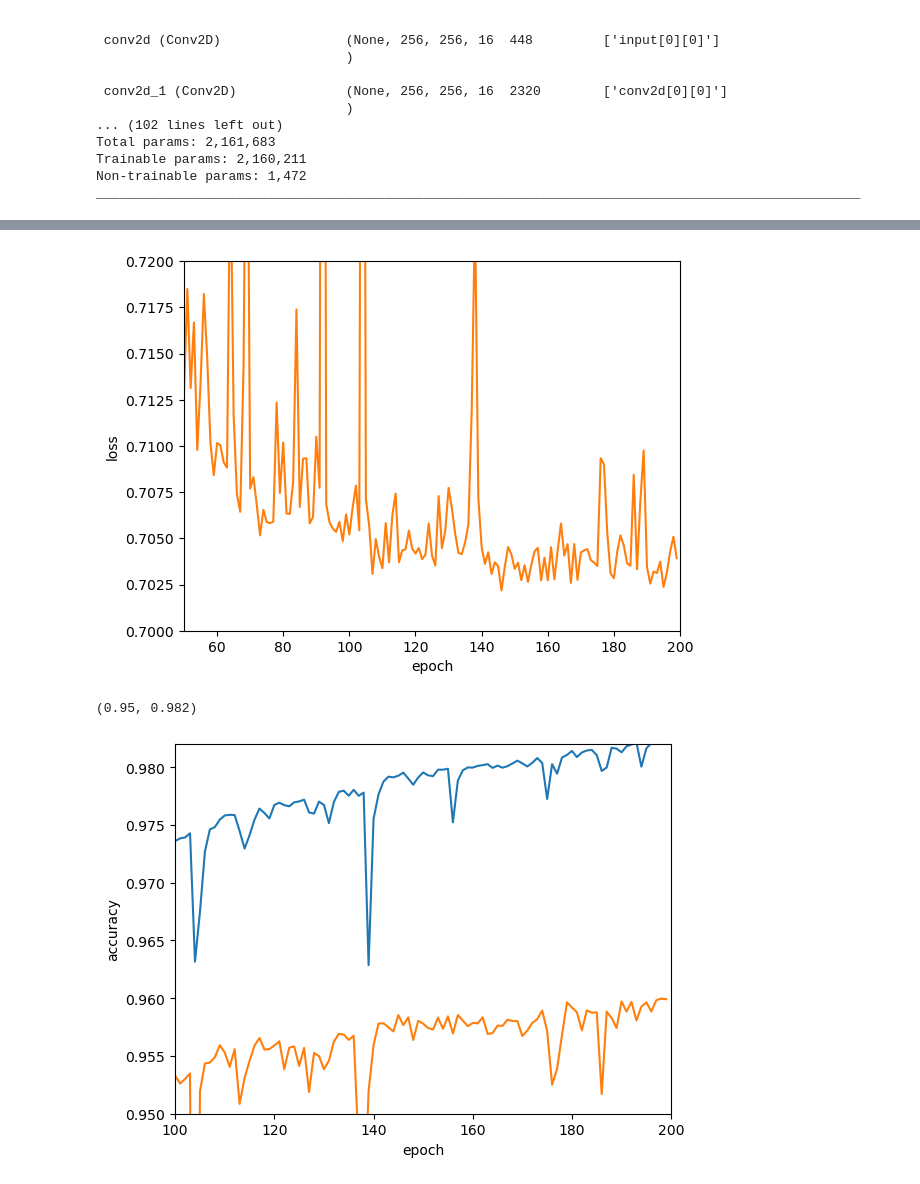
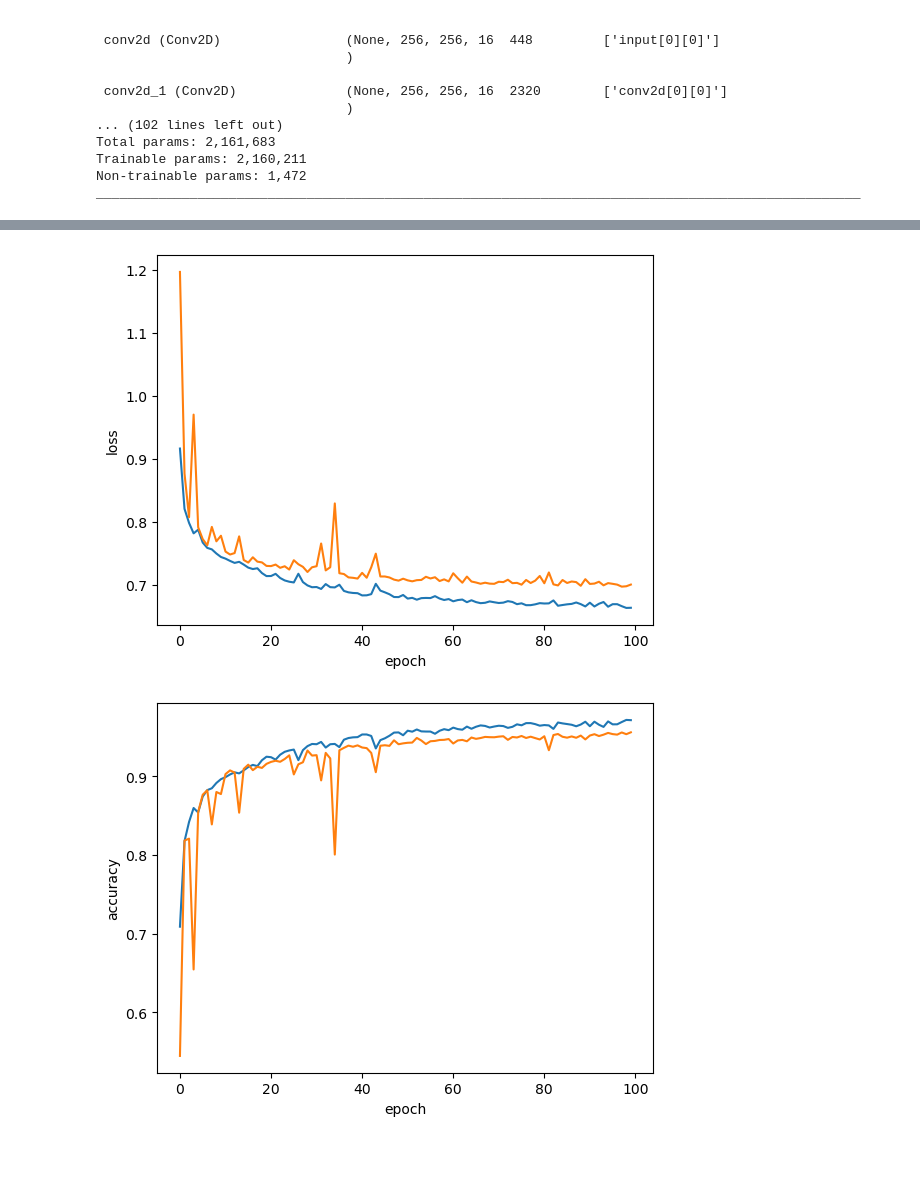
Before and after one commit to zsylvester/segmenteverygrain, a Jupyter notebook: segmenteverygrain/Train_seg_unet_model.ipynb, the cells around one changed output, grey strips where cells are left out. Saved outputs shown, nothing was run; the diff lists cells and outputs as text; code cells hidden in the pictures; blank space fills up the shorter version.

Commit message:
update training notebook and Unet model weights

```diff
--- a/segmenteverygrain/Train_seg_unet_model.ipynb
+++ b/segmenteverygrain/Train_seg_unet_model.ipynb
@@ -86,25 +95,24 @@ mask_files = sorted(glob(os.path.join(mask_dir, '*.png')))
 batch_size = 32
 shuffle_buffer_size = 1000
 
-# split half into training
-train_idx = np.random.choice(np.arange(len(image_files)), size = int(len(image_files)/2) , replace=False)
-# get the rest
-idx = np.setdiff1d(np.arange(len(image_files)), train_idx)
-# get val files (25% of total)
-val_idx = np.random.choice(idx, size = int(len(image_files)/4) , replace=False)
-# get test files (25% of total)
-test_idx = np.setdiff1d(val_idx, train_idx)
-
-# create arrays of training, validation, and test files (these are filenames)
-train_images = np.array(image_files)[train_idx]
-val_images = np.array(image_files)[val_idx]
-test_images = np.array(image_files)[test_idx]
-
-train_masks = np.array(mask_files)[train_idx]
-val_masks = np.array(mask_files)[val_idx]
-test_masks = np.array(mask_files)[test_idx]
+# First, split the data into training + validation and test sets
+train_val_images, test_images, train_val_masks, test_masks = train_test_split(
+    image_files,
+    mask_files,
+    test_size=0.15,  # 15% of the data for testing
+    random_state=42
+)
+# Then split the training + validation set into training and validation sets
+train_images, val_images, train_masks, val_masks = train_test_split(
+    train_val_images,
+    train_val_masks,
+    test_size=0.25,  # 25% of the remaining data for validation
+    random_state=42
+)
 
 train_dataset = tf.data.Dataset.from_tensor_slices((train_images, train_masks))
+# use this if you want to do image augmentation (but I didn't find it very useful):
+# train_dataset = tf.data.Dataset.from_tensor_slices((train_images, train_masks, tf.Variable([True] * len(train_images), dtype=tf.bool)))
 train_dataset = train_dataset.map(seg.load_and_preprocess, num_parallel_calls=tf.data.AUTOTUNE)
 train_dataset = train_dataset.shuffle(shuffle_buffer_size).batch(batch_size).prefetch(tf.data.AUTOTUNE)
 
@@ -148,6 +156,8 @@ Total params: 2,161,683
 Trainable params: 2,160,211
 Non-trainable params: 1,472
 __________________________________________________________________________________________________
+# %%
+model.load_weights('./checkpoints/seg_model');
 # %%
-history = model.fit(train_dataset, epochs=200, validation_data=val_dataset)
+history = model.fit(train_dataset, epochs=100, validation_data=val_dataset)
 # %% [output]
@@ -174,24 +184,19 @@ Epoch 200/200
 # %%
 plt.figure()
 plt.plot(history.history['loss'])
 plt.plot(history.history['val_loss'])
 plt.xlabel('epoch')
 plt.ylabel('loss');
-plt.xlim([50,200])
-plt.ylim([0.7, 0.72]);
 # %% [output]
-[figure, old version]
+[figure, new version]
 # %%
 plt.figure()
 plt.plot(history.history['accuracy'])
 plt.plot(history.history['val_accuracy'])
 plt.xlabel('epoch')
-plt.ylabel('accuracy')
-plt.xlim([100,200])
-plt.ylim([0.95, 0.982])
+plt.ylabel('accuracy');
 # %% [output]
-(0.95, 0.982)
-[figure, old version]
+[figure, new version]
 # %%
 model.evaluate(test_dataset)
 # %% [output]
```
Also changed, not shown: parts of 8 cells of this notebook, 3 other files.
